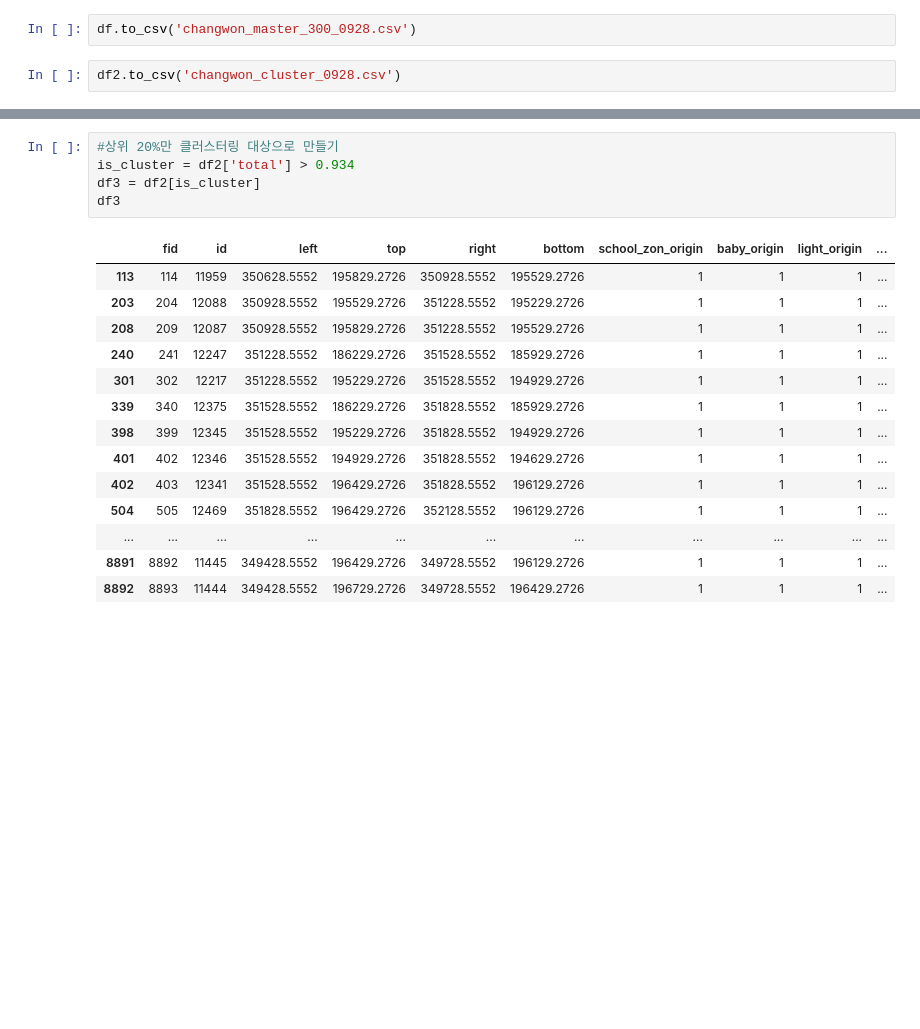
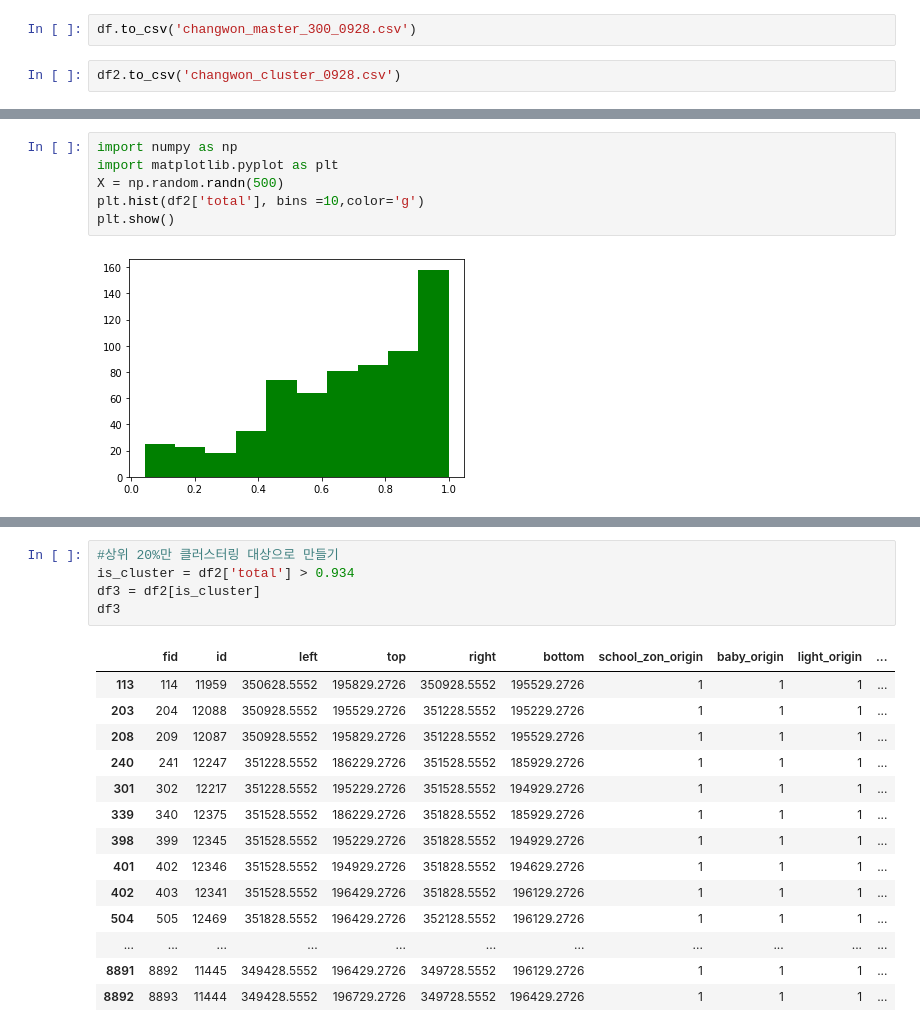
Before and after one commit to suhyeonnnnn/Changwon, a Jupyter notebook: index, cluster.ipynb, the cells around one changed output, grey strips where cells are left out. Cells and saved outputs as stored; diff of their text form; blank space fills up the shorter version.

```diff
--- a/index, cluster.ipynb
+++ b/index, cluster.ipynb
@@ -393,0 +401,8 @@ Name: total, dtype: int64
+# %%
+import numpy as np
+import matplotlib.pyplot as plt
+X = np.random.randn(500)
+plt.hist(df2['total'], bins =10,color='g')
+plt.show()
+# %% [output]
+[figure, added]
```
Also changed, not shown: parts of 43 cells of this notebook, 1 other file.
